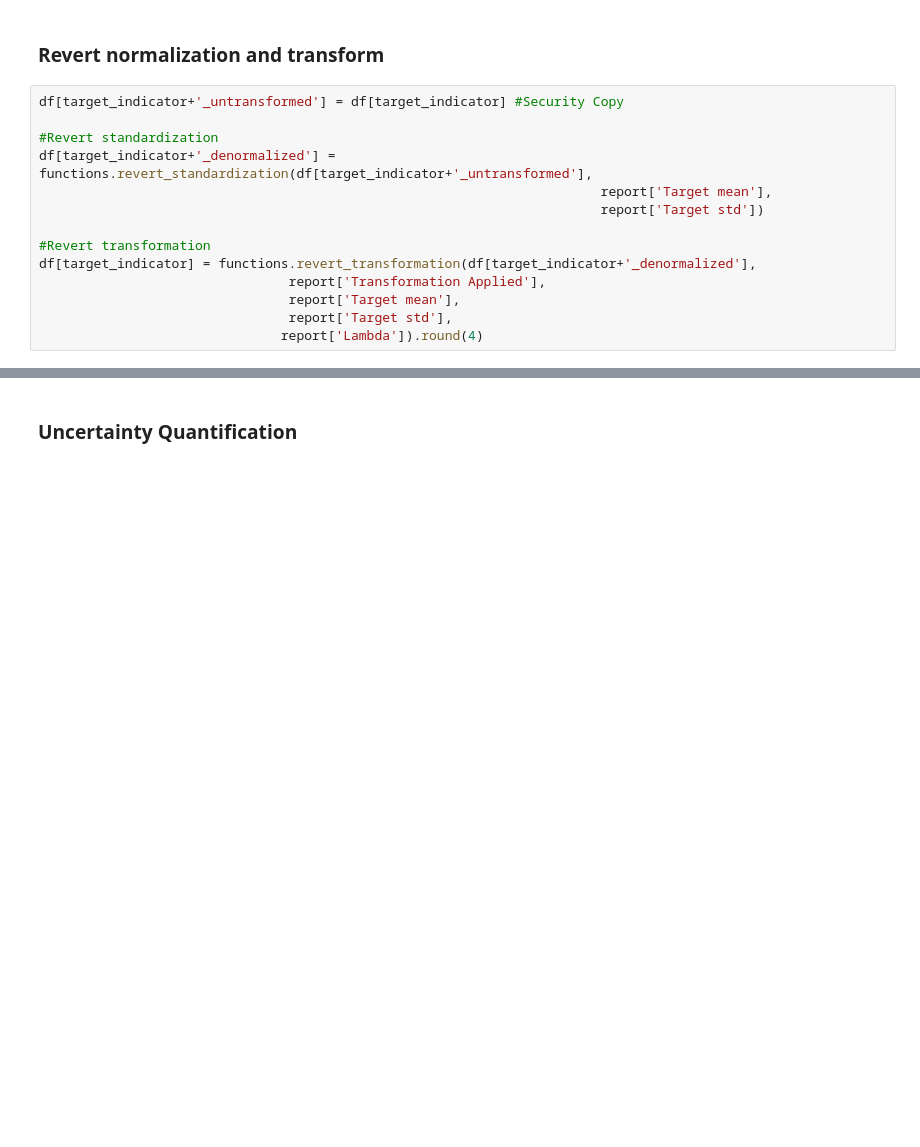
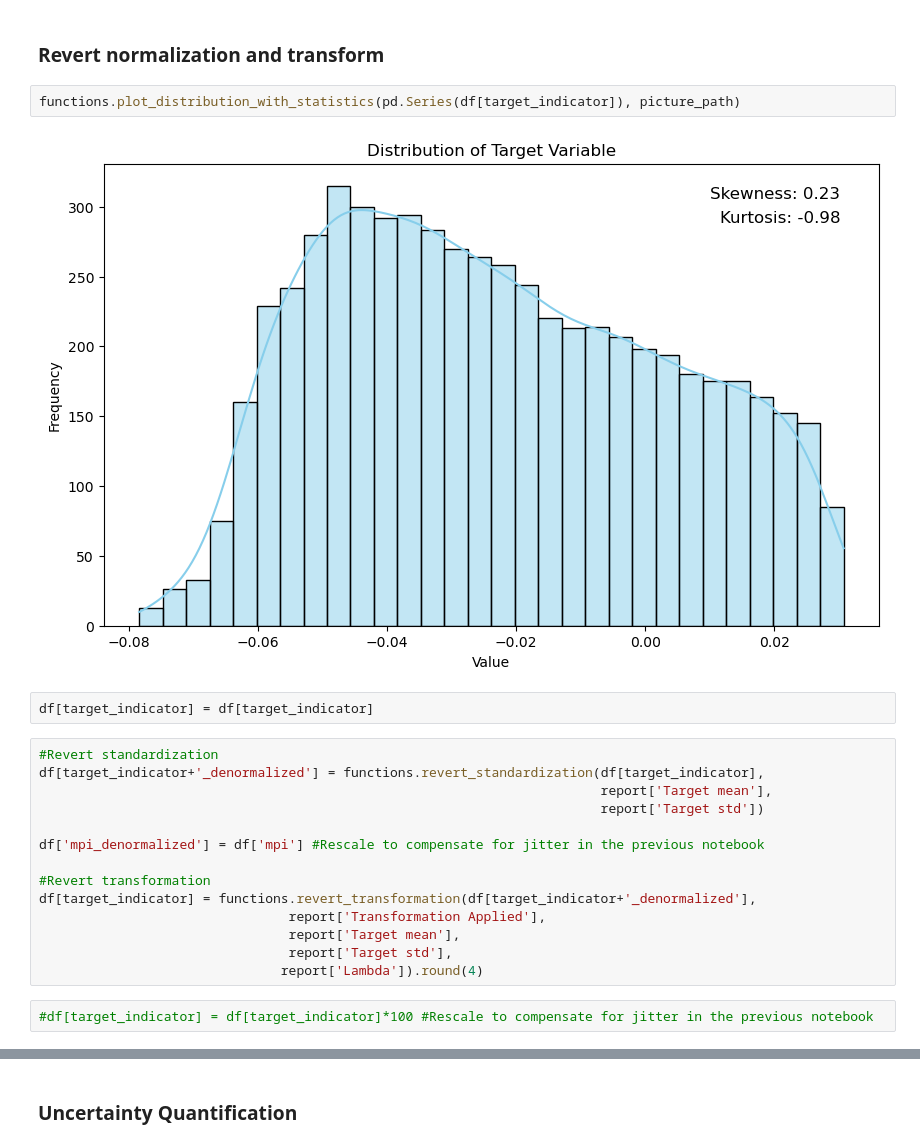
Before and after one commit to sig-gis/dises-khm-mpi, a Jupyter notebook: 5. Final Results.ipynb, the cells around one changed output, grey strips where cells are left out. Drawn from its saved outputs; the diff is of its cells as text; blank space fills up the shorter version.

```diff
--- a/5. Final Results.ipynb
+++ b/5. Final Results.ipynb
@@ -48,13 +48,19 @@ with open('temp_files/predictions.pkl', 'rb') as pickle_file:
     df = pickle.load(pickle_file)
 # %% [markdown]
 ### Revert normalization and transform
+# %%
+functions.plot_distribution_with_statistics(pd.Series(df[target_indicator]), picture_path)
+# %% [output]
+[figure, added]
+# %%
+df[target_indicator] = df[target_indicator]
 # %%
-df[target_indicator+'_untransformed'] = df[target_indicator] #Security Copy
-
 #Revert standardization
-df[target_indicator+'_denormalized'] = functions.revert_standardization(df[target_indicator+'_untransformed'],
+df[target_indicator+'_denormalized'] = functions.revert_standardization(df[target_indicator],
                                                                         report['Target mean'],
                                                                         report['Target std'])
+
+df['mpi_denormalized'] = df['mpi'] #Rescale to compensate for jitter in the previous notebook
 
 #Revert transformation
 df[target_indicator] = functions.revert_transformation(df[target_indicator+'_denormalized'],
@@ -62,3 +68,5 @@ df[target_indicator] = functions.revert_transformation(df[target_indicator+'_den
                                 report['Target mean'],
                                 report['Target std'],
                                report['Lambda']).round(4)
+# %%
+#df[target_indicator] = df[target_indicator]*100 #Rescale to compensate for jitter in the previous notebook
```
Also changed, not shown: parts of 9 cells of this notebook, 2 other files.
